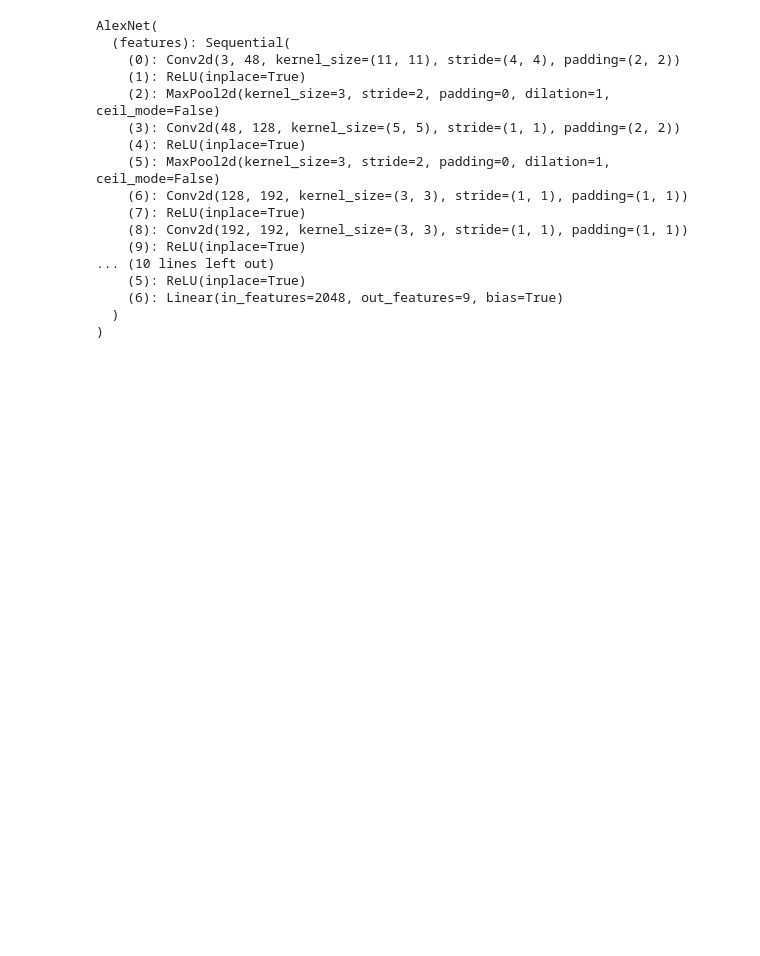
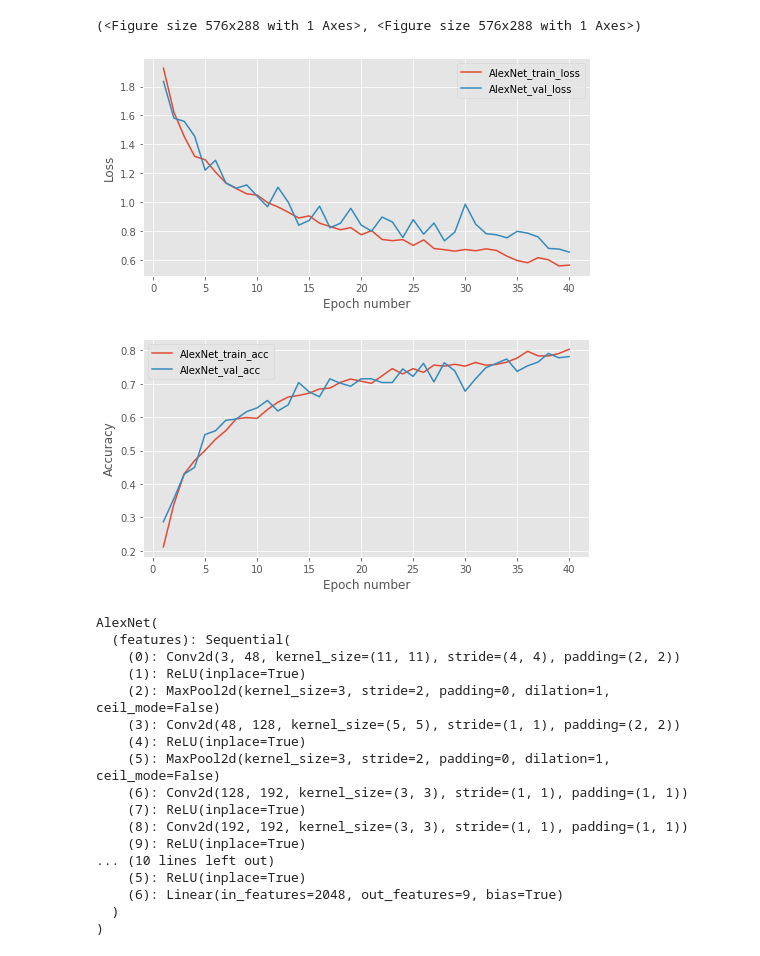
Before and after one commit to IvanSunjg/MLP_cw3, a Jupyter notebook: alexnet_original.ipynb, the cells around one changed output. Cells and saved outputs as stored; diff of their text form; code cells hidden in the pictures; blank space fills up the shorter version.

Commit message:
"add plot features"

```diff
--- a/alexnet_original.ipynb
+++ b/alexnet_original.ipynb
@@ -136,3 +177,41 @@ KeyboardInterrupt:
+# %%
+def plot_figure(name, stats):
+  fig_1 = plt.figure(figsize=(8, 4))
+  ax_1 = fig_1.add_subplot(111)
+  for k in ['train_loss', 'val_loss']:
+    item = stats[k]
+    ax_1.plot(np.arange(1, len(item)+1), item, label='{}_{}'.format(name, k))
+
+  ax_1.legend(loc=0)
+  ax_1.set_ylabel('Loss')
+  ax_1.set_xlabel('Epoch number')
+
+  # Plot the change in the validation and training set accuracy over training.
+  fig_2 = plt.figure(figsize=(8, 4))
+  ax_2 = fig_2.add_subplot(111)
+
+  for k in ['train_acc', 'val_acc']:
+    item = stats[k]
+    if k == 'train_acc':
+      ax_2.plot(np.arange(1, len(item)+1), [i/8 for i in item], label='{}_{}'.format(name, k))
+    else:
+      ax_2.plot(np.arange(1, len(item)+1), item, label='{}_{}'.format(name, k))
+
+
+
+  ax_2.legend(loc=0)
+  ax_2.set_ylabel('Accuracy')
+  ax_2.set_xlabel('Epoch number')
+
+  return fig_1, fig_2
+# %%
+%matplotlib inline
+plt.style.use('ggplot')
+plot_figure("AlexNet",stats)
+# %% [output]
+(<Figure size 576x288 with 1 Axes>, <Figure size 576x288 with 1 Axes>)
+[figure, added]
+[figure, added]
 # %%
 model = AlexNet(num_classes=9, init_weights=False)
 save_path = "AlexNet0.6.pth"
```
Also changed, not shown: parts of 4 cells of this notebook, 22 other files.
